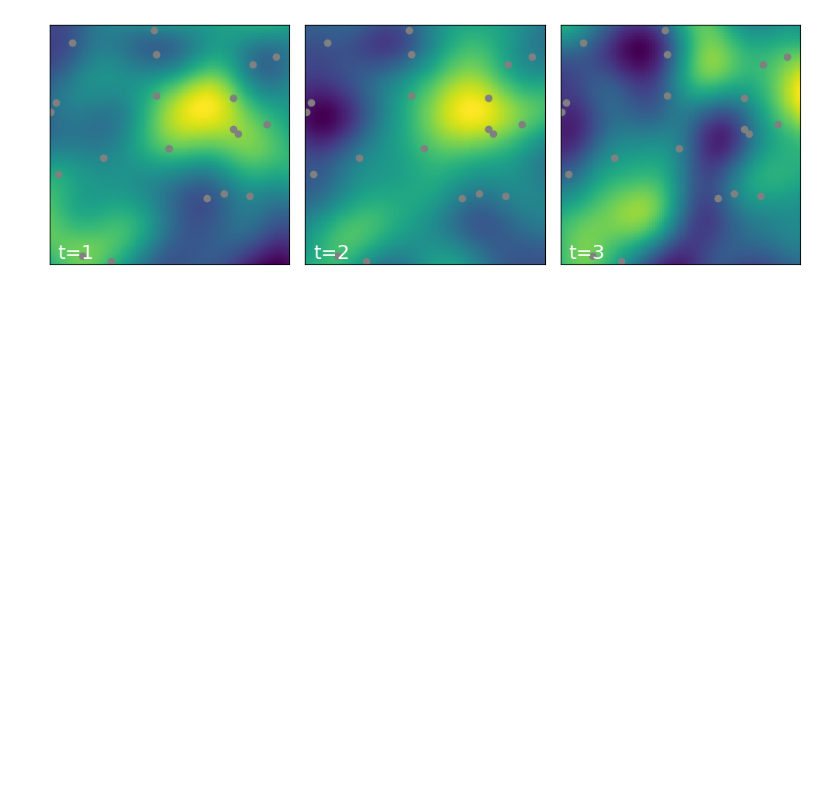
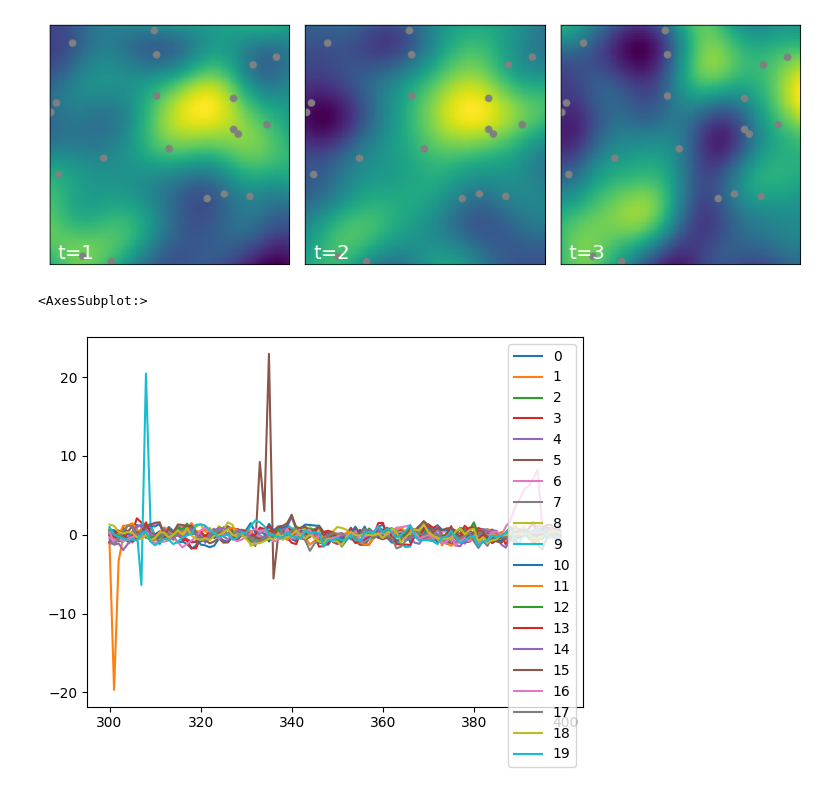
Before and after one commit to KatieBuc/gnnad, a Jupyter notebook: euclidean_kernel.ipynb, the cells around one changed output. Cells and saved outputs as stored; diff of their text form; code cells hidden in the pictures; blank space fills up the shorter version.

Commit message:
plot stuff in notebook for paper

```diff
--- a/euclidean_kernel.ipynb
+++ b/euclidean_kernel.ipynb
@@ -22,6 +110,11 @@ X_test = anoms.generate_anomaly(anoms.drift, lam = 11, prop_anom = 0.07, seed=23
 y_test = anoms.get_labels()
 
 # TODO: plot input data
+# %%
+X_test.plot()
+# %% [output]
+<AxesSubplot:>
+[figure, added]
 # %%
 # run model
 model = GNNAD(threshold_type="max_validation", slide_win=3, topk=5)
```
Also changed, not shown: parts of 3 cells of this notebook, 1 other file.
